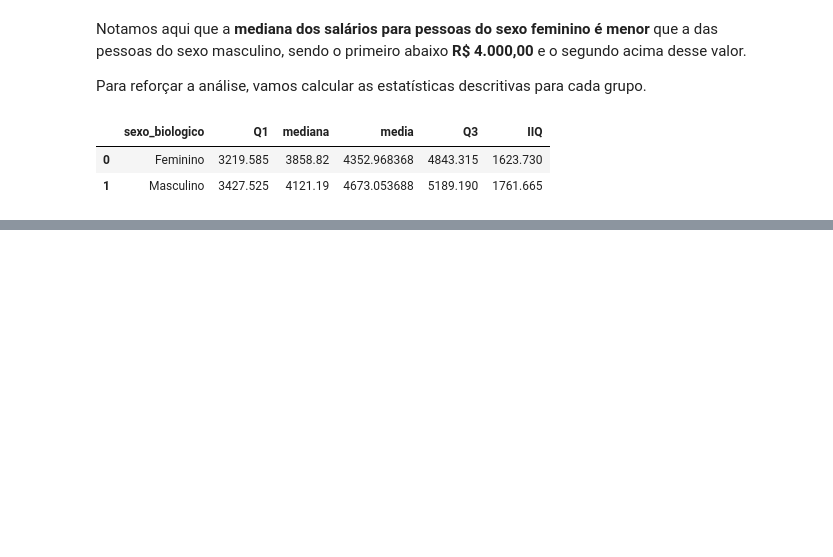
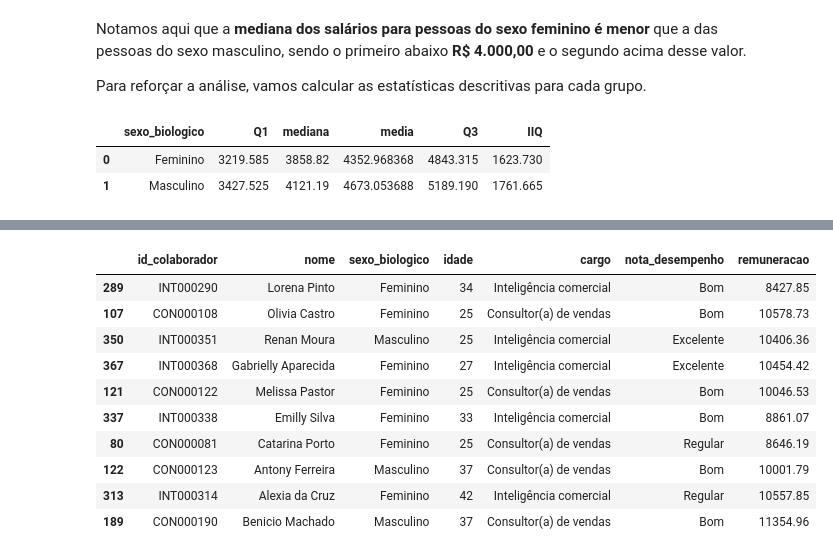
Before and after one commit to biellrodri/data-science-alura, a Jupyter notebook: formacao-estatistica-ML/projeto_consultoria.ipynb, the cells around one changed output, grey strips where cells are left out. Saved outputs shown, nothing was run; the diff lists cells and outputs as text; code cells hidden in the pictures; blank space fills up the shorter version.

```diff
--- a/formacao-estatistica-ML/projeto_consultoria.ipynb
+++ b/formacao-estatistica-ML/projeto_consultoria.ipynb
@@ -1194,0 +1265,19 @@ estat_remuneracao
+# %%
+import numpy as np
+#gerar registros aleatórios
+np.random.seed(42)
+
+amostra = comercial.sample(n=10)
+amostra
+# %% [output]
+|  | id_colaborador | nome | sexo_biologico | idade | cargo | nota_desempenho | remuneracao |
+| 289 | INT000290 | Lorena Pinto | Feminino | 34 | Inteligência comercial | Bom | 8427.85 |
+| 107 | CON000108 | Olivia Castro | Feminino | 25 | Consultor(a) de vendas | Bom | 10578.73 |
+| 350 | INT000351 | Renan Moura | Masculino | 25 | Inteligência comercial | Excelente | 10406.36 |
+| 367 | INT000368 | Gabrielly Aparecida | Feminino | 27 | Inteligência comercial | Excelente | 10454.42 |
+| 121 | CON000122 | Melissa Pastor | Feminino | 25 | Consultor(a) de vendas | Bom | 10046.53 |
+| 337 | INT000338 | Emilly Silva | Feminino | 33 | Inteligência comercial | Bom | 8861.07 |
+| 80 | CON000081 | Catarina Porto | Feminino | 25 | Consultor(a) de vendas | Regular | 8646.19 |
+| 122 | CON000123 | Antony Ferreira | Masculino | 37 | Consultor(a) de vendas | Bom | 10001.79 |
+| 313 | INT000314 | Alexia da Cruz | Feminino | 42 | Inteligência comercial | Regular | 10557.85 |
+| 189 | CON000190 | Benicio Machado | Masculino | 37 | Consultor(a) de vendas | Bom | 11354.96 |
```
Also changed, not shown: parts of 11 cells of this notebook.
